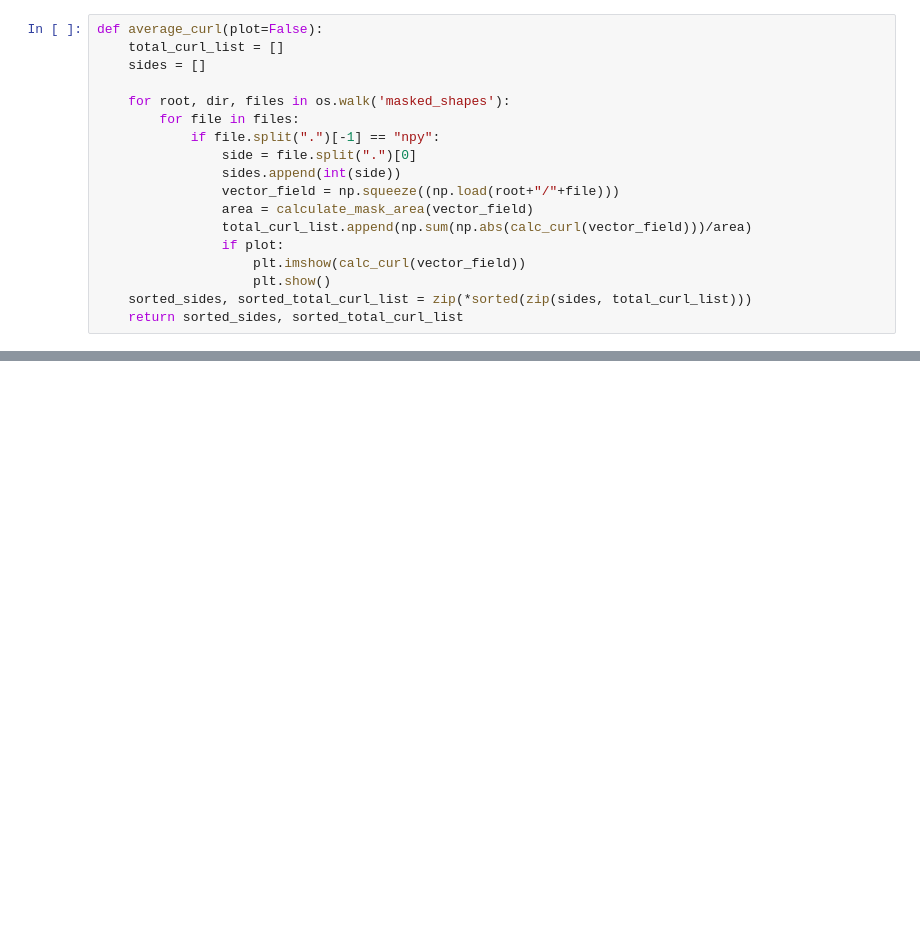
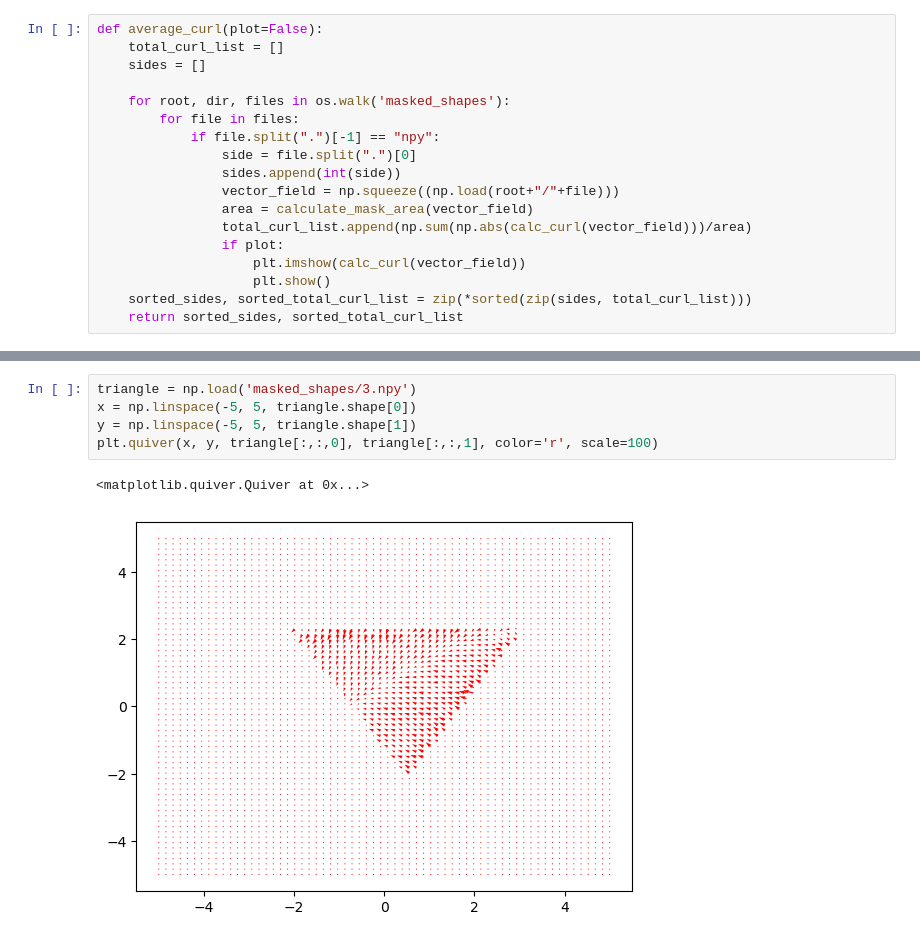
Before and after one commit to erikkoh/NanoTools, a Jupyter notebook: TEM/TEM_masking/curl_plotting.ipynb, the cells around one changed output, grey strips where cells are left out. Cells and saved outputs as stored; diff of their text form; blank space fills up the shorter version.

```diff
--- a/TEM/TEM_masking/curl_plotting.ipynb
+++ b/TEM/TEM_masking/curl_plotting.ipynb
@@ -105,0 +139,8 @@ plt.show()
+# %%
+triangle = np.load('masked_shapes/3.npy')
+x = np.linspace(-5, 5, triangle.shape[0])
+y = np.linspace(-5, 5, triangle.shape[1])
+plt.quiver(x, y, triangle[:,:,0], triangle[:,:,1], color='r', scale=100)
+# %% [output]
+<matplotlib.quiver.Quiver at 0x...>
+[figure, added]
```
Also changed, not shown: parts of 5 cells of this notebook.
